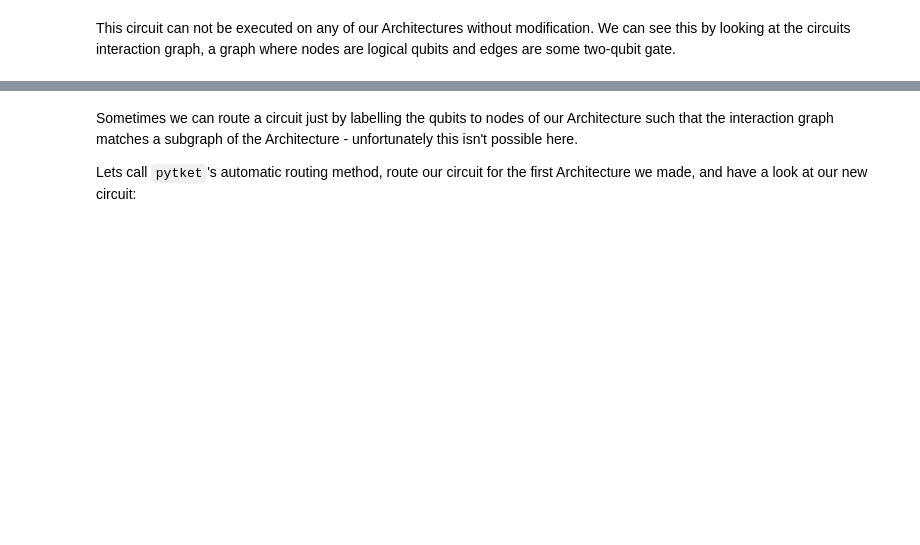
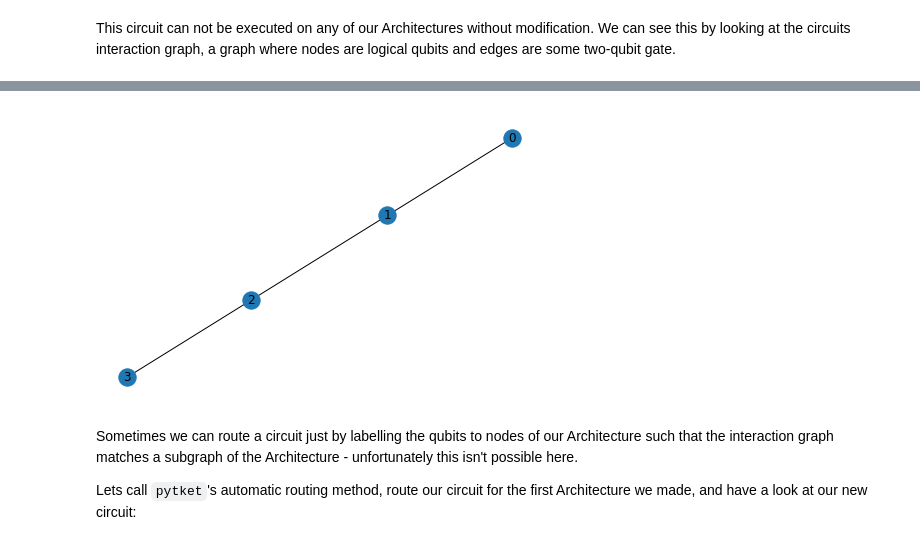
Before and after one commit to CQCL/pytket-docs, a Jupyter notebook: examples/routing_example.ipynb, the cells around one changed output, grey strips where cells are left out. Saved outputs shown, nothing was run; the diff lists cells and outputs as text; code cells hidden in the pictures; blank space fills up the shorter version.

```diff
--- a/examples/routing_example.ipynb
+++ b/examples/routing_example.ipynb
@@ -265,3 +254,7 @@ draw_graph(interaction_edges)
+# %%
+draw_graph(simple_coupling_map)
+# %% [output]
+[figure, added]
 # %% [markdown]
 Sometimes we can route a circuit just by labelling the qubits to nodes of our Architecture such that the interaction graph matches a subgraph of the Architecture - unfortunately this isn't possible here.
 
```
Also changed, not shown: parts of 29 cells of this notebook, 16 other files.
